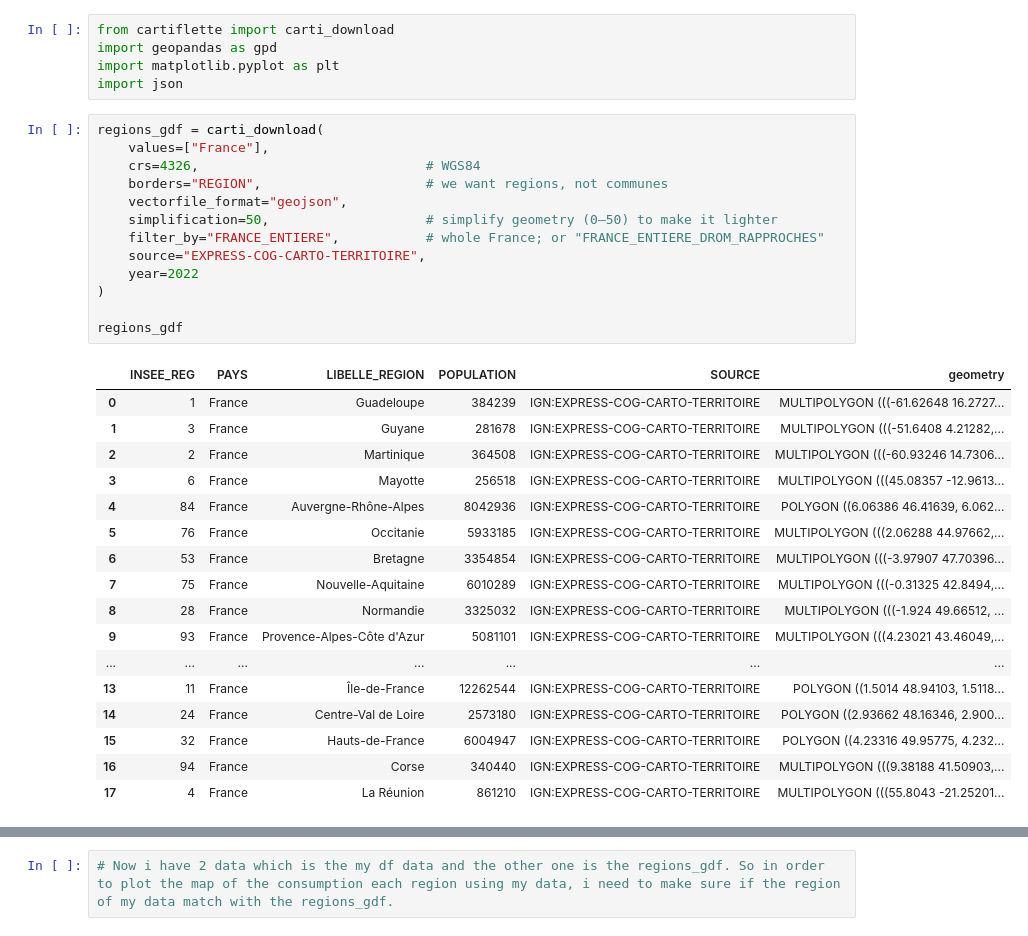
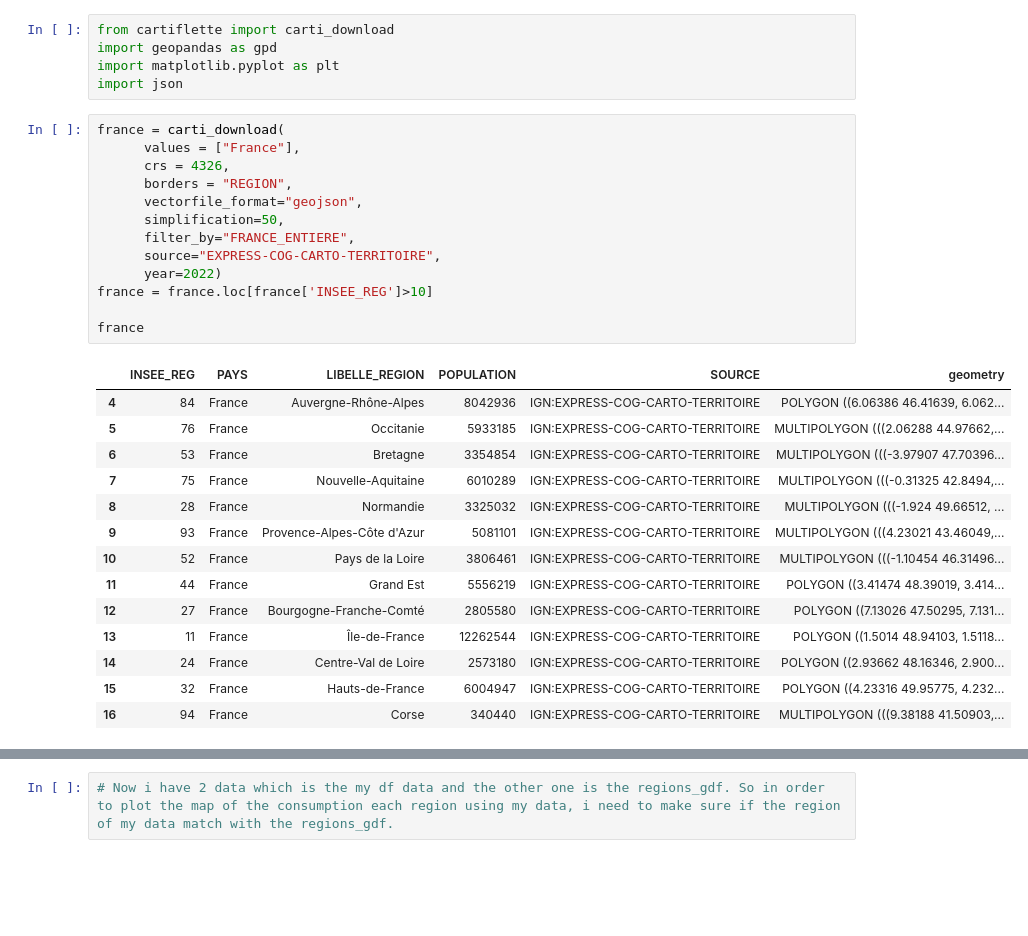
Before and after one commit to ROUSenghak/Python_Project_2A, a Jupyter notebook: notebook/EDA.ipynb, the cells around one changed output, grey strips where cells are left out. Cells and saved outputs as stored; diff of their text form; blank space fills up the shorter version.

```diff
--- a/notebook/EDA.ipynb
+++ b/notebook/EDA.ipynb
@@ -68,34 +69,31 @@ import geopandas as gpd
 import matplotlib.pyplot as plt
 import json
 # %%
-regions_gdf = carti_download(
-    values=["France"],
-    crs=4326,                             # WGS84
-    borders="REGION",                     # we want regions, not communes
-    vectorfile_format="geojson",
-    simplification=50,                    # simplify geometry (0–50) to make it lighter
-    filter_by="FRANCE_ENTIERE",           # whole France; or "FRANCE_ENTIERE_DROM_RAPPROCHES"
-    source="EXPRESS-COG-CARTO-TERRITOIRE",
-    year=2022
-)
+france = carti_download(
+      values = ["France"],
+      crs = 4326,
+      borders = "REGION",
+      vectorfile_format="geojson",
+      simplification=50,
+      filter_by="FRANCE_ENTIERE",
+      source="EXPRESS-COG-CARTO-TERRITOIRE",
+      year=2022)
+france = france.loc[france['INSEE_REG']>10]
 
-regions_gdf
+france
 # %% [output]
 |  | INSEE_REG | PAYS | LIBELLE_REGION | POPULATION | SOURCE | geometry |
-| 0 | 1 | France | Guadeloupe | 384239 | IGN:EXPRESS-COG-CARTO-TERRITOIRE | MULTIPOLYGON (((-61.62648 16.2727... |
-| 1 | 3 | France | Guyane | 281678 | IGN:EXPRESS-COG-CARTO-TERRITOIRE | MULTIPOLYGON (((-51.6408 4.21282,... |
-| 2 | 2 | France | Martinique | 364508 | IGN:EXPRESS-COG-CARTO-TERRITOIRE | MULTIPOLYGON (((-60.93246 14.7306... |
-| 3 | 6 | France | Mayotte | 256518 | IGN:EXPRESS-COG-CARTO-TERRITOIRE | MULTIPOLYGON (((45.08357 -12.9613... |
 | 4 | 84 | France | Auvergne-Rhône-Alpes | 8042936 | IGN:EXPRESS-COG-CARTO-TERRITOIRE | POLYGON ((6.06386 46.41639, 6.062... |
 | 5 | 76 | France | Occitanie | 5933185 | IGN:EXPRESS-COG-CARTO-TERRITOIRE | MULTIPOLYGON (((2.06288 44.97662,... |
 | 6 | 53 | France | Bretagne | 3354854 | IGN:EXPRESS-COG-CARTO-TERRITOIRE | MULTIPOLYGON (((-3.97907 47.70396... |
 | 7 | 75 | France | Nouvelle-Aquitaine | 6010289 | IGN:EXPRESS-COG-CARTO-TERRITOIRE | MULTIPOLYGON (((-0.31325 42.8494,... |
 | 8 | 28 | France | Normandie | 3325032 | IGN:EXPRESS-COG-CARTO-TERRITOIRE | MULTIPOLYGON (((-1.924 49.66512, ... |
 | 9 | 93 | France | Provence-Alpes-Côte d'Azur | 5081101 | IGN:EXPRESS-COG-CARTO-TERRITOIRE | MULTIPOLYGON (((4.23021 43.46049,... |
-| ... | ... | ... | ... | ... | ... | ... |
+| 10 | 52 | France | Pays de la Loire | 3806461 | IGN:EXPRESS-COG-CARTO-TERRITOIRE | MULTIPOLYGON (((-1.10454 46.31496... |
+| 11 | 44 | France | Grand Est | 5556219 | IGN:EXPRESS-COG-CARTO-TERRITOIRE | POLYGON ((3.41474 48.39019, 3.414... |
+| 12 | 27 | France | Bourgogne-Franche-Comté | 2805580 | IGN:EXPRESS-COG-CARTO-TERRITOIRE | POLYGON ((7.13026 47.50295, 7.131... |
 | 13 | 11 | France | Île-de-France | 12262544 | IGN:EXPRESS-COG-CARTO-TERRITOIRE | POLYGON ((1.5014 48.94103, 1.5118... |
 | 14 | 24 | France | Centre-Val de Loire | 2573180 | IGN:EXPRESS-COG-CARTO-TERRITOIRE | POLYGON ((2.93662 48.16346, 2.900... |
 | 15 | 32 | France | Hauts-de-France | 6004947 | IGN:EXPRESS-COG-CARTO-TERRITOIRE | POLYGON ((4.23316 49.95775, 4.232... |
 | 16 | 94 | France | Corse | 340440 | IGN:EXPRESS-COG-CARTO-TERRITOIRE | MULTIPOLYGON (((9.38188 41.50903,... |
-| 17 | 4 | France | La Réunion | 861210 | IGN:EXPRESS-COG-CARTO-TERRITOIRE | MULTIPOLYGON (((55.8043 -21.25201... |
 # %%
```
Also changed, not shown: parts of 13 cells of this notebook.
